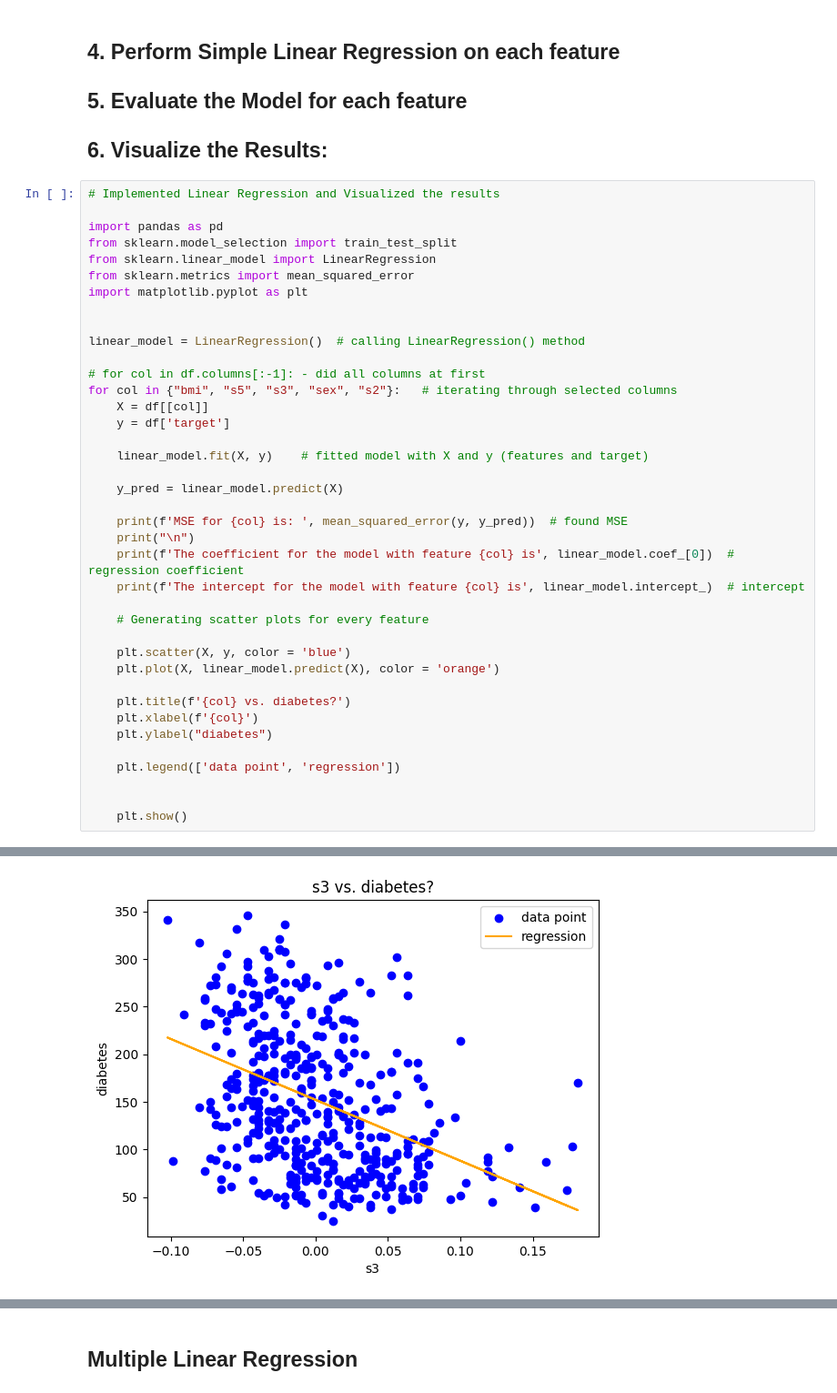
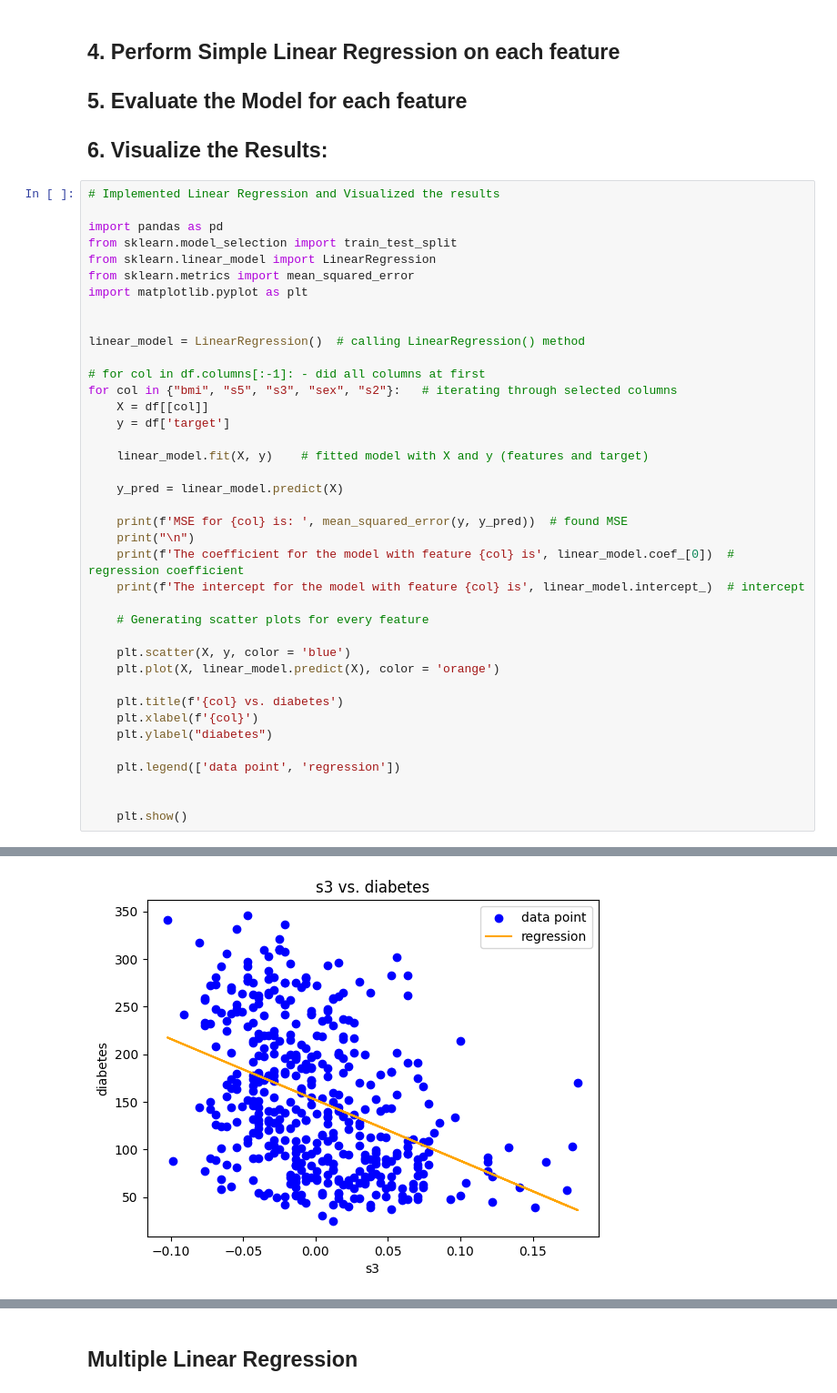
Before and after one commit to krishananth4/CSCI183-HW2, a Jupyter notebook: CSCI_183_HW_2.ipynb, the cells around one changed output, grey strips where cells are left out. Shown at 91% size. Drawn from its saved outputs; the diff is of its cells as text.

Commit message:
removed extra '?' from graph titles

```diff
--- a/CSCI_183_HW_2.ipynb
+++ b/CSCI_183_HW_2.ipynb
@@ -132,35 +132,35 @@ for col in {"bmi", "s5", "s3", "sex", "s2"}:   # iterating through selected colu
     X = df[[col]]
     y = df['target']
 
     linear_model.fit(X, y)    # fitted model with X and y (features and target)
 
     y_pred = linear_model.predict(X)
 
     print(f'MSE for {col} is: ', mean_squared_error(y, y_pred))  # found MSE
     print("\n")
     print(f'The coefficient for the model with feature {col} is', linear_model.coef_[0])  # regression coefficient
     print(f'The intercept for the model with feature {col} is', linear_model.intercept_)  # intercept
 
     # Generating scatter plots for every feature
 
     plt.scatter(X, y, color = 'blue')
     plt.plot(X, linear_model.predict(X), color = 'orange')
 
-    plt.title(f'{col} vs. diabetes?')
+    plt.title(f'{col} vs. diabetes')
     plt.xlabel(f'{col}')
     plt.ylabel("diabetes")
 
     plt.legend(['data point', 'regression'])
 
 
     plt.show()
 # %% [output]
 MSE for s3 is:  5005.661620710652
 
 
 The coefficient for the model with feature s3 is -639.145279322535
 The intercept for the model with feature s3 is 152.13348416289594
-[figure, old version]
+[figure, new version]
 MSE for sex is:  5918.888899586022
 
 
```
Also changed, not shown: parts of 1 cell of this notebook.
